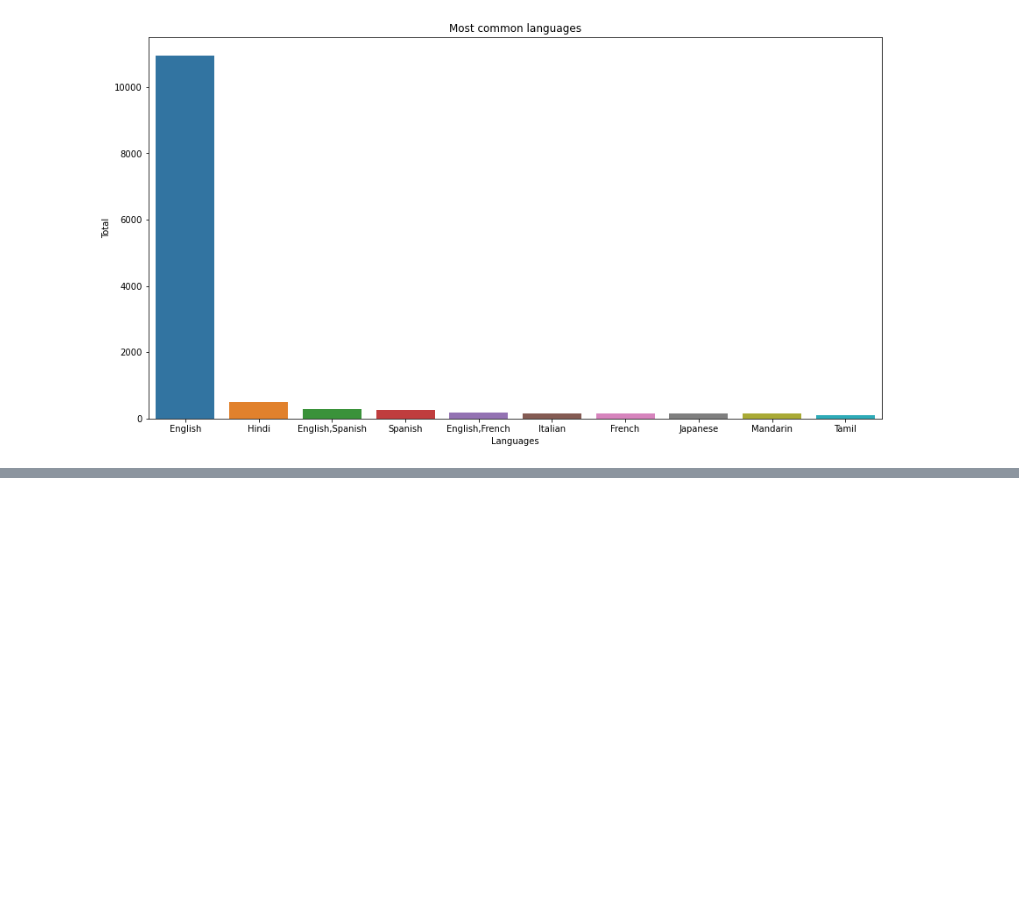
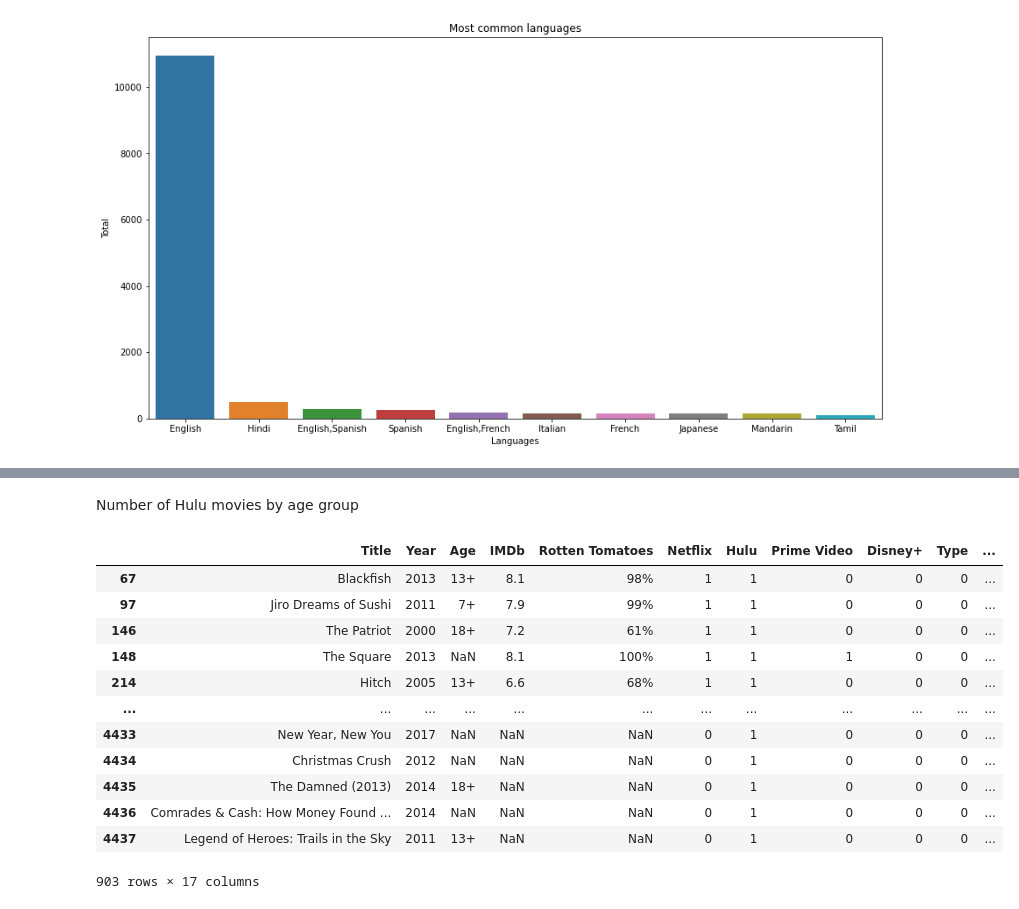
Before and after one commit to RochaErik/Best_streaming_analysis, a Jupyter notebook: Best_streaming_analysis.ipynb, the cells around one changed output, grey strips where cells are left out. Cells and saved outputs as stored; diff of their text form; code cells hidden in the pictures; blank space fills up the shorter version.

```diff
--- a/Best_streaming_analysis.ipynb
+++ b/Best_streaming_analysis.ipynb
@@ -214,0 +397,19 @@ fig.show()
+# %% [markdown]
+Number of Hulu movies by age group
+# %%
+hulu_df=df[df['Hulu']==1]
+hulu_df
+# %% [output]
+|  | Title | Year | Age | IMDb | Rotten Tomatoes | Netflix | Hulu | Prime Video | Disney+ | Type | ... |
+| 67 | Blackfish | 2013 | 13+ | 8.1 | 98% | 1 | 1 | 0 | 0 | 0 | ... |
+| 97 | Jiro Dreams of Sushi | 2011 | 7+ | 7.9 | 99% | 1 | 1 | 0 | 0 | 0 | ... |
+| 146 | The Patriot | 2000 | 18+ | 7.2 | 61% | 1 | 1 | 0 | 0 | 0 | ... |
+| 148 | The Square | 2013 | NaN | 8.1 | 100% | 1 | 1 | 1 | 0 | 0 | ... |
+| 214 | Hitch | 2005 | 13+ | 6.6 | 68% | 1 | 1 | 0 | 0 | 0 | ... |
+| ... | ... | ... | ... | ... | ... | ... | ... | ... | ... | ... | ... |
+| 4433 | New Year, New You | 2017 | NaN | NaN | NaN | 0 | 1 | 0 | 0 | 0 | ... |
+| 4434 | Christmas Crush | 2012 | NaN | NaN | NaN | 0 | 1 | 0 | 0 | 0 | ... |
+| 4435 | The Damned (2013) | 2014 | 18+ | NaN | NaN | 0 | 1 | 0 | 0 | 0 | ... |
+| 4436 | Comrades & Cash: How Money Found ... | 2014 | NaN | NaN | NaN | 0 | 1 | 0 | 0 | 0 | ... |
+| 4437 | Legend of Heroes: Trails in the Sky | 2011 | 13+ | NaN | NaN | 0 | 1 | 0 | 0 | 0 | ... |
+903 rows × 17 columns
```
Also changed, not shown: parts of 23 cells of this notebook.
